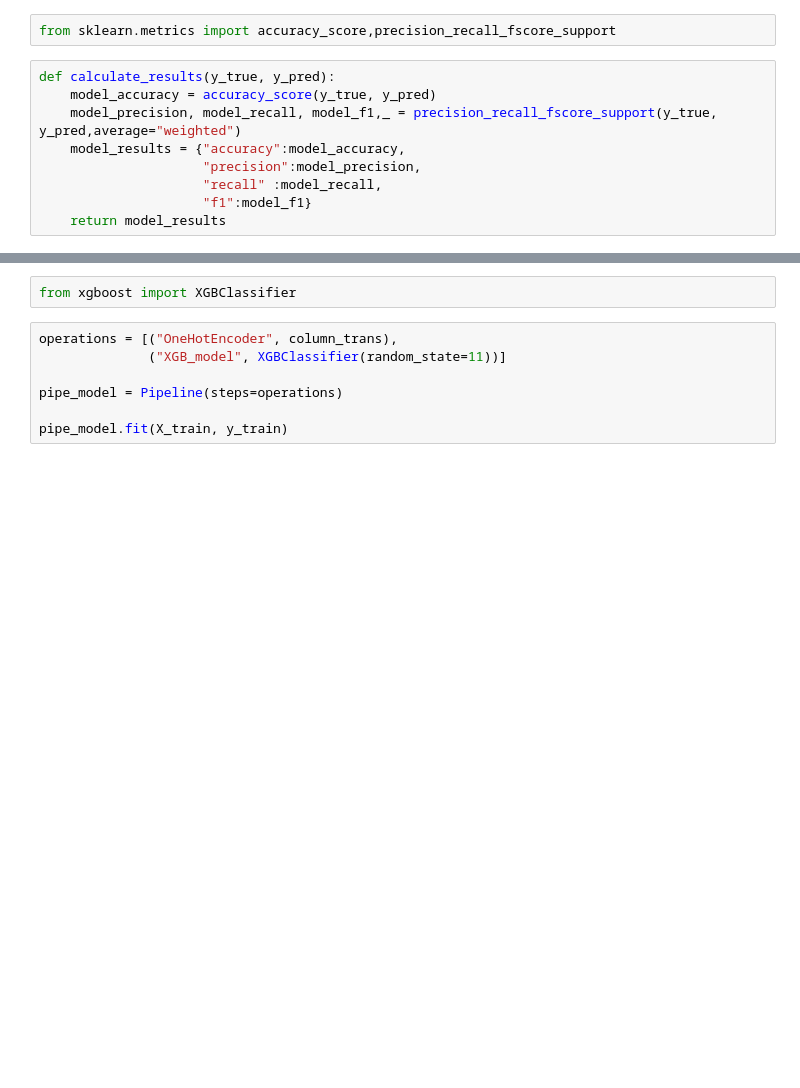
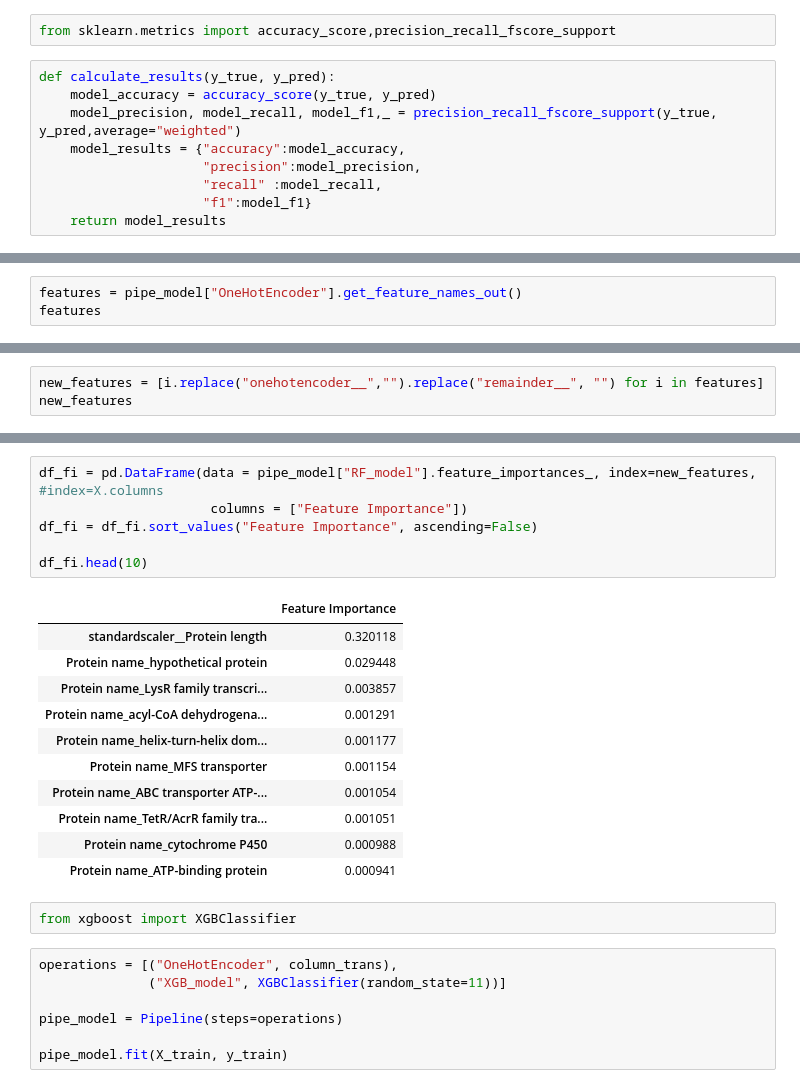
Before and after one commit to ayaramis/Kaggle, a Jupyter notebook: pgpr_nonpgpr.ipynb, the cells around one changed output, grey strips where cells are left out. Drawn from its saved outputs; the diff is of its cells as text; blank space fills up the shorter version.

```diff
--- a/pgpr_nonpgpr.ipynb
+++ b/pgpr_nonpgpr.ipynb
@@ -132,0 +153,3 @@ calculate_results(y_true=y_test,
+# %%
+features = pipe_model["OneHotEncoder"].get_feature_names_out()
+features
@@ -132,0 +164,3 @@ calculate_results(y_true=y_test,
+# %%
+new_features = [i.replace("onehotencoder__","").replace("remainder__", "") for i in features]
+new_features
@@ -133,3 +185,21 @@ calculate_results(y_true=y_test,
+# %%
+df_fi = pd.DataFrame(data = pipe_model["RF_model"].feature_importances_, index=new_features, #index=X.columns
+                      columns = ["Feature Importance"])
+df_fi = df_fi.sort_values("Feature Importance", ascending=False)
+
+df_fi.head(10)
+# %% [output]
+|  | Feature Importance |
+| standardscaler__Protein length | 0.320118 |
+| Protein name_hypothetical protein | 0.029448 |
+| Protein name_LysR family transcri... | 0.003857 |
+| Protein name_acyl-CoA dehydrogena... | 0.001291 |
+| Protein name_helix-turn-helix dom... | 0.001177 |
+| Protein name_MFS transporter | 0.001154 |
+| Protein name_ABC transporter ATP-... | 0.001054 |
+| Protein name_TetR/AcrR family tra... | 0.001051 |
+| Protein name_cytochrome P450 | 0.000988 |
+| Protein name_ATP-binding protein | 0.000941 |
 # %%
 from xgboost import XGBClassifier
 # %%
```
Also changed, not shown: parts of 23 cells of this notebook.
